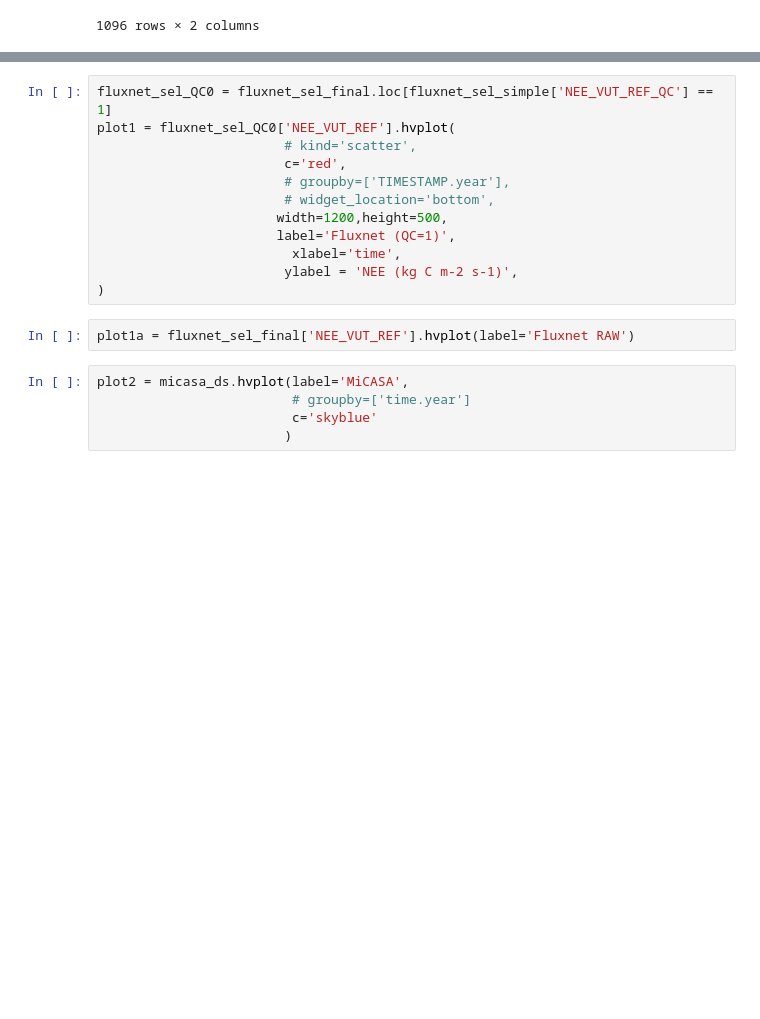
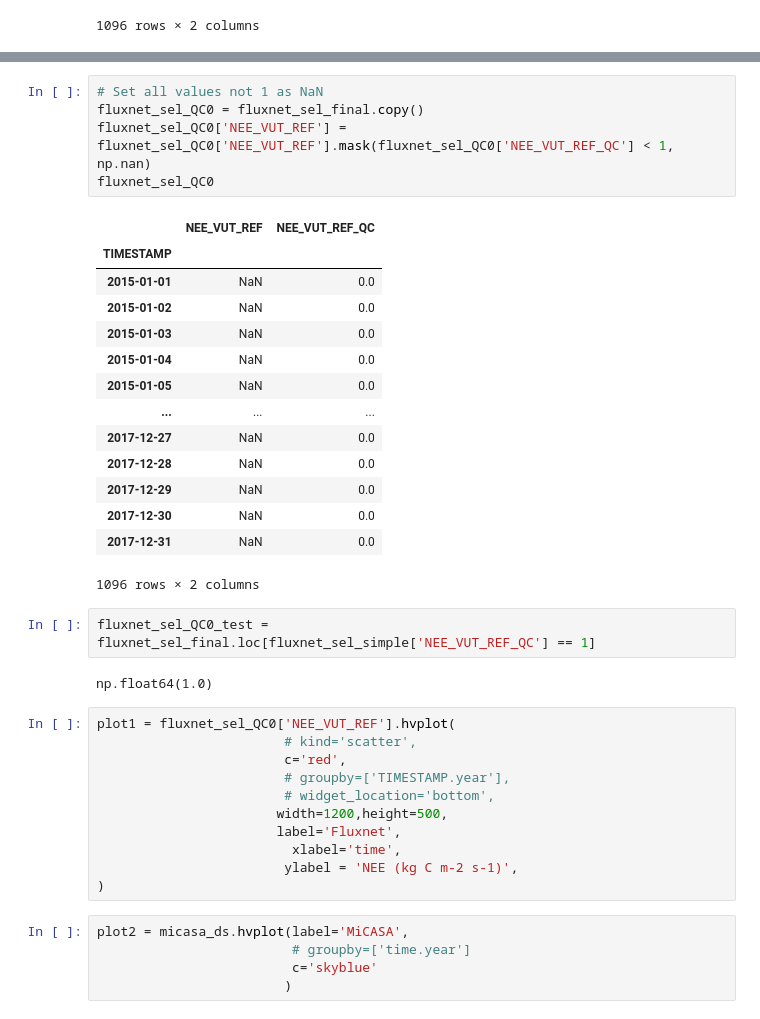
Before and after one commit to hannahzafar/FLUXNET-Model-comparison, a Jupyter notebook: comparison_DD.ipynb, the cells around one changed output, grey strips where cells are left out. Cells and saved outputs as stored; diff of their text form; blank space fills up the shorter version.

```diff
--- a/comparison_DD.ipynb
+++ b/comparison_DD.ipynb
@@ -269,20 +271,41 @@ fluxnet_sel_final.hvplot(kind='scatter',
                      )
 # %% [output]
 [interactive output not drawn]
+# %%
+# Set all values not 1 as NaN
+fluxnet_sel_QC0 = fluxnet_sel_final.copy()
+fluxnet_sel_QC0['NEE_VUT_REF'] = fluxnet_sel_QC0['NEE_VUT_REF'].mask(fluxnet_sel_QC0['NEE_VUT_REF_QC'] < 1, np.nan)
+fluxnet_sel_QC0
+# %% [output]
+|  | NEE_VUT_REF | NEE_VUT_REF_QC |
+| TIMESTAMP |  |  |
+| 2015-01-01 | NaN | 0.0 |
+| 2015-01-02 | NaN | 0.0 |
+| 2015-01-03 | NaN | 0.0 |
+| 2015-01-04 | NaN | 0.0 |
+| 2015-01-05 | NaN | 0.0 |
+| ... | ... | ... |
+| 2017-12-27 | NaN | 0.0 |
+| 2017-12-28 | NaN | 0.0 |
+| 2017-12-29 | NaN | 0.0 |
+| 2017-12-30 | NaN | 0.0 |
+| 2017-12-31 | NaN | 0.0 |
+1096 rows × 2 columns
+# %%
+fluxnet_sel_QC0_test = fluxnet_sel_final.loc[fluxnet_sel_simple['NEE_VUT_REF_QC'] == 1]
+# %% [output]
+np.float64(1.0)
 # %%
-fluxnet_sel_QC0 = fluxnet_sel_final.loc[fluxnet_sel_simple['NEE_VUT_REF_QC'] == 1]
 plot1 = fluxnet_sel_QC0['NEE_VUT_REF'].hvplot(
                         # kind='scatter',
                         c='red',
                         # groupby=['TIMESTAMP.year'],
                         # widget_location='bottom',
                        width=1200,height=500,
-                       label='Fluxnet (QC=1)',
+                       label='Fluxnet',
                          xlabel='time',
                         ylabel = 'NEE (kg C m-2 s-1)',
 )
-# %%
-plot1a = fluxnet_sel_final['NEE_VUT_REF'].hvplot(label='Fluxnet RAW')
 # %%
 plot2 = micasa_ds.hvplot(label='MiCASA',
                          # groupby=['time.year']
```
Also changed, not shown: parts of 1 cell of this notebook.
